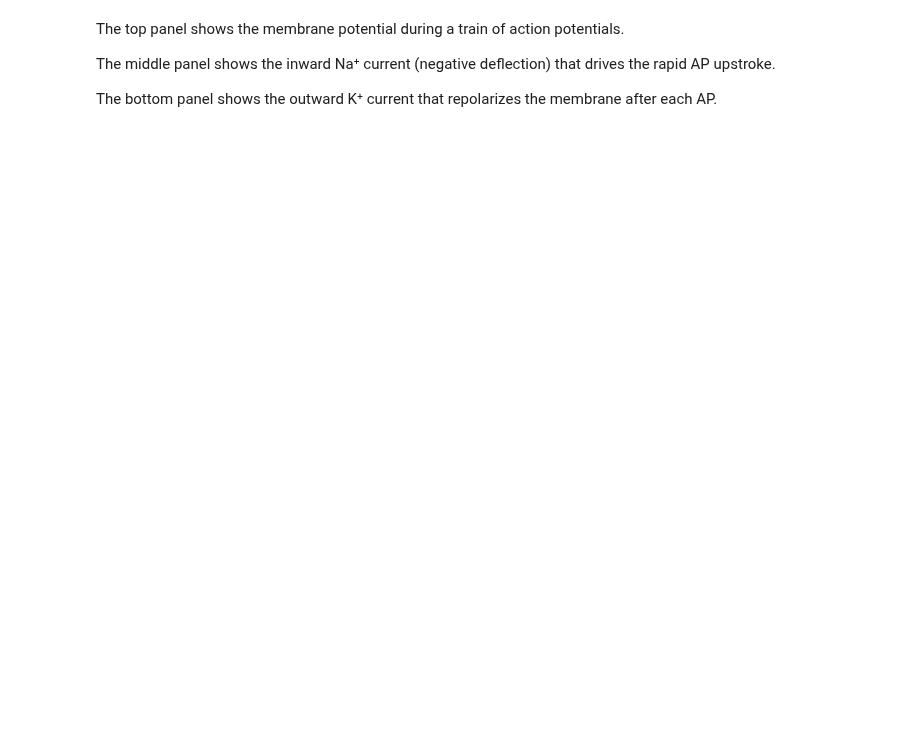
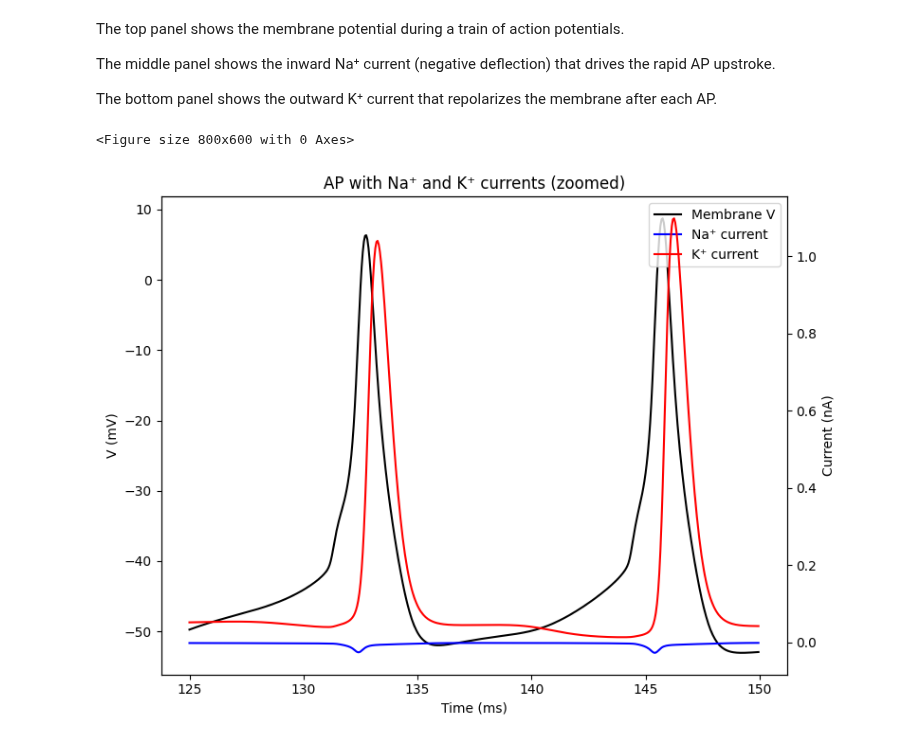
Before and after one commit to openbraininstitute/obi_platform_analysis_notebooks, a Jupyter notebook: Cellular/emodels/Na_K_recording/analysis_notebook.ipynb, the cells around one changed output. Drawn from its saved outputs; the diff is of its cells as text; code cells hidden in the pictures; blank space fills up the shorter version.

```diff
--- a/Cellular/emodels/Na_K_recording/analysis_notebook.ipynb
+++ b/Cellular/emodels/Na_K_recording/analysis_notebook.ipynb
@@ -216,3 +202,37 @@ The top panel shows the membrane potential during a train of action potentials.
 The middle panel shows the inward Na⁺ current (negative deflection) that drives the rapid AP upstroke.
 
 The bottom panel shows the outward K⁺ current that repolarizes the membrane after each AP.
+# %%
+import numpy as np
+import matplotlib.pyplot as plt
+
+# Select a small time window around one AP
+t_zoom_start, t_zoom_end = 125, 150  # ms (adjust depending on AP timing)
+mask = (t >= t_zoom_start) & (t <= t_zoom_end)
+
+plt.figure(figsize=(8,6))
+
+# Plot membrane potential (on left axis)
+fig, ax1 = plt.subplots(figsize=(8,6))
+
+ax1.plot(t[mask], v_trace[mask], color="black", label="Membrane V")
+ax1.set_ylabel("V (mV)")
+ax1.set_xlabel("Time (ms)")
+
+# Create second y-axis for currents
+ax2 = ax1.twinx()
+ax2.plot(t[mask], ina_trace[mask], color="blue", label="Na⁺ current")
+ax2.plot(t[mask], ik_trace[mask], color="red", label="K⁺ current")
+ax2.set_ylabel("Current (nA)")
+
+# Legends
+lines, labels = ax1.get_legend_handles_labels()
+lines2, labels2 = ax2.get_legend_handles_labels()
+ax1.legend(lines + lines2, labels + labels2, loc="upper right")
+
+plt.title("AP with Na⁺ and K⁺ currents (zoomed)")
+plt.tight_layout()
+plt.show()
+# %% [output]
+<Figure size 800x600 with 0 Axes>
+[figure, added]
```
Also changed, not shown: parts of 11 cells of this notebook.
